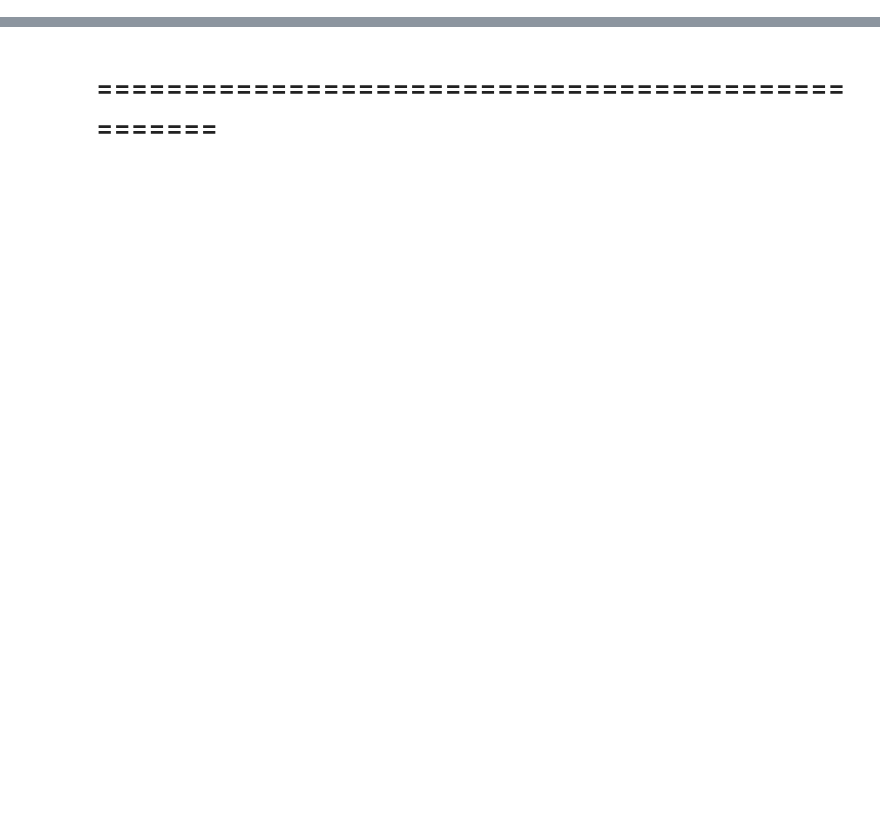
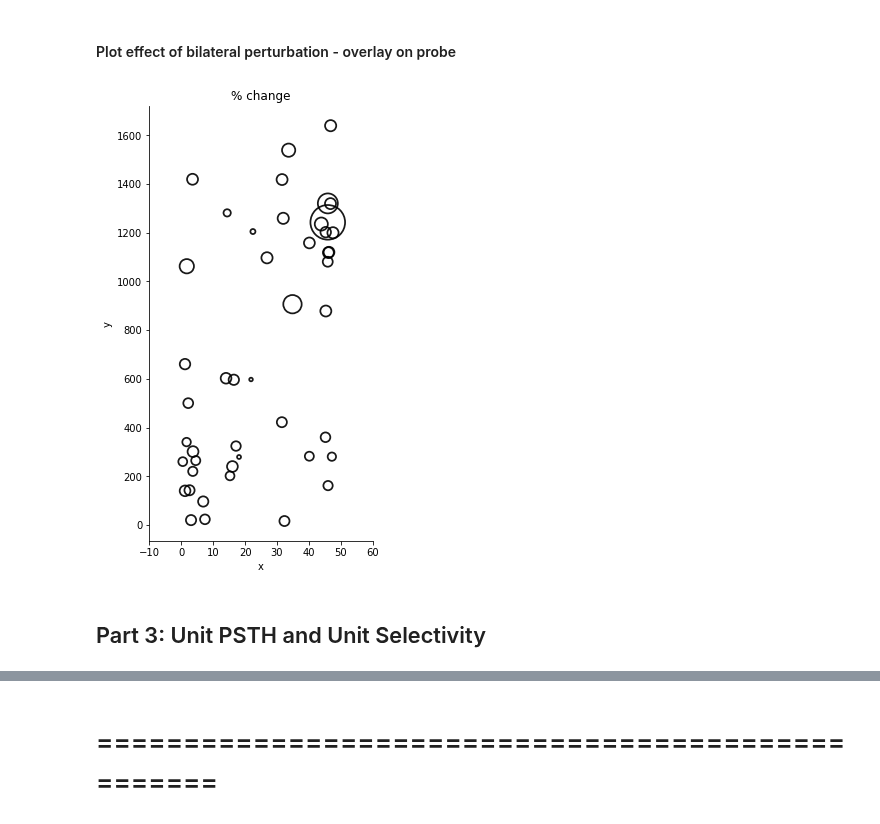
Before and after one commit to mesoscale-activity-map/map-ephys, a Jupyter notebook: notebook/plot_unit_metrics.ipynb, the cells around one changed output, grey strips where cells are left out. Drawn from its saved outputs; the diff is of its cells as text; code cells hidden in the pictures; blank space fills up the shorter version.

```diff
--- a/notebook/plot_unit_metrics.ipynb
+++ b/notebook/plot_unit_metrics.ipynb
@@ -115,0 +116,8 @@ unit_characteristic_plot.plot_paired_coding_direction(units_1, units_2, labels=(
+# %% [markdown]
+#### Plot effect of bilateral perturbation - overlay on probe
+# %%
+unit_characteristic_plot.plot_unit_bilateral_photostim_effect(probe_insertion)
+# %% [output]
+[figure, added]
+# %% [markdown]
+## Part 3: Unit PSTH and Unit Selectivity
```
Also changed, not shown: parts of 77 cells of this notebook, 8 other files.
